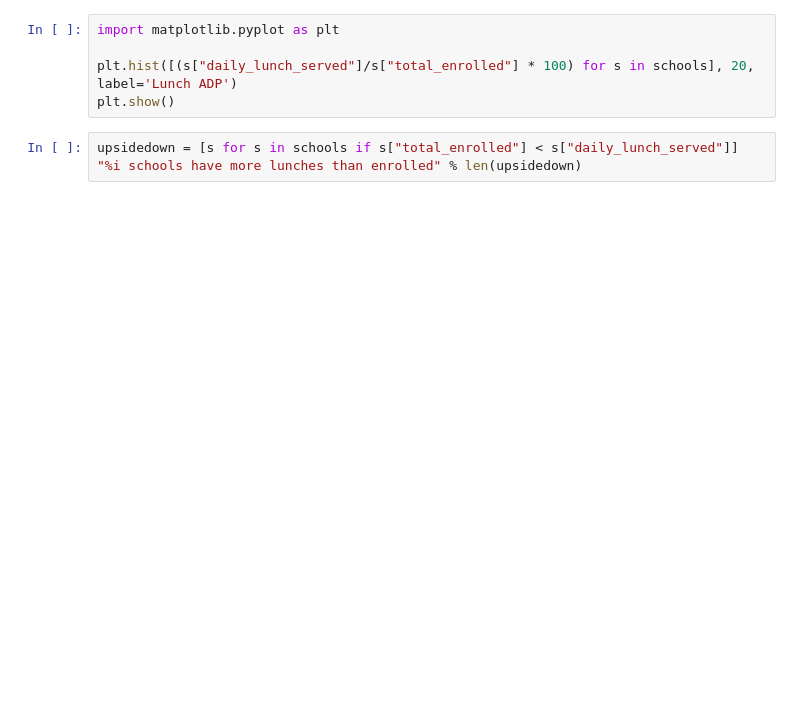
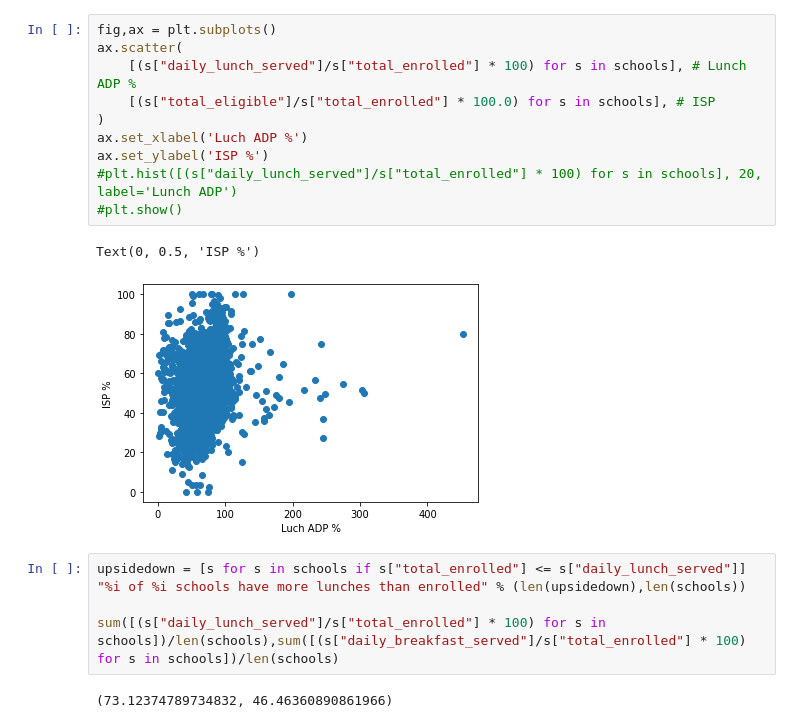
Before and after one commit to opensandiego/mealscount-backend, a Jupyter notebook: CA_ADP_2021_Compare.ipynb, the cells around one changed output. Drawn from its saved outputs; the diff is of its cells as text; blank space fills up the shorter version.

```diff
--- a/CA_ADP_2021_Compare.ipynb
+++ b/CA_ADP_2021_Compare.ipynb
@@ -31,8 +70,20 @@ schools = [s for s in sites.values() if s.get("grouping",False)]
 # %%
-import matplotlib.pyplot as plt
-
-plt.hist([(s["daily_lunch_served"]/s["total_enrolled"] * 100) for s in schools], 20, label='Lunch ADP')
-plt.show()
+fig,ax = plt.subplots()
+ax.scatter(
+    [(s["daily_lunch_served"]/s["total_enrolled"] * 100) for s in schools], # Lunch ADP %
+    [(s["total_eligible"]/s["total_enrolled"] * 100.0) for s in schools], # ISP
+)
+ax.set_xlabel('Luch ADP %')
+ax.set_ylabel('ISP %')
+#plt.hist([(s["daily_lunch_served"]/s["total_enrolled"] * 100) for s in schools], 20, label='Lunch ADP')
+#plt.show()
+# %% [output]
+Text(0, 0.5, 'ISP %')
+[figure, added]
 # %%
-upsidedown = [s for s in schools if s["total_enrolled"] < s["daily_lunch_served"]]
-"%i schools have more lunches than enrolled" % len(upsidedown)
+upsidedown = [s for s in schools if s["total_enrolled"] <= s["daily_lunch_served"]]
+"%i of %i schools have more lunches than enrolled" % (len(upsidedown),len(schools))
+
+sum([(s["daily_lunch_served"]/s["total_enrolled"] * 100) for s in schools])/len(schools),sum([(s["daily_breakfast_served"]/s["total_enrolled"] * 100) for s in schools])/len(schools)
+# %% [output]
+(73.12374789734832, 46.46360890861966)
```
Also changed, not shown: parts of 32 cells of this notebook, 7 other files.
